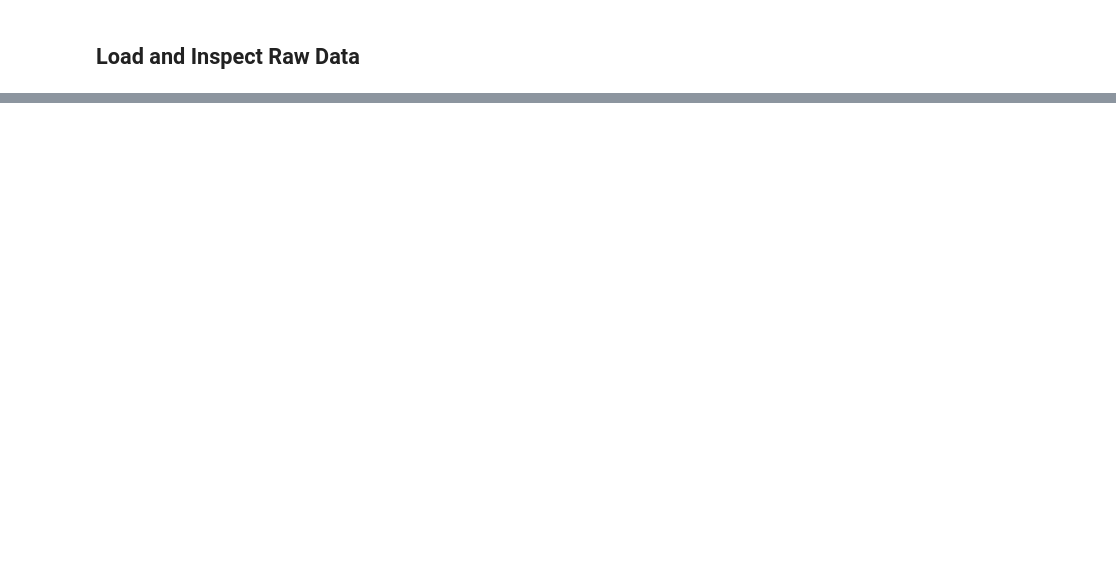
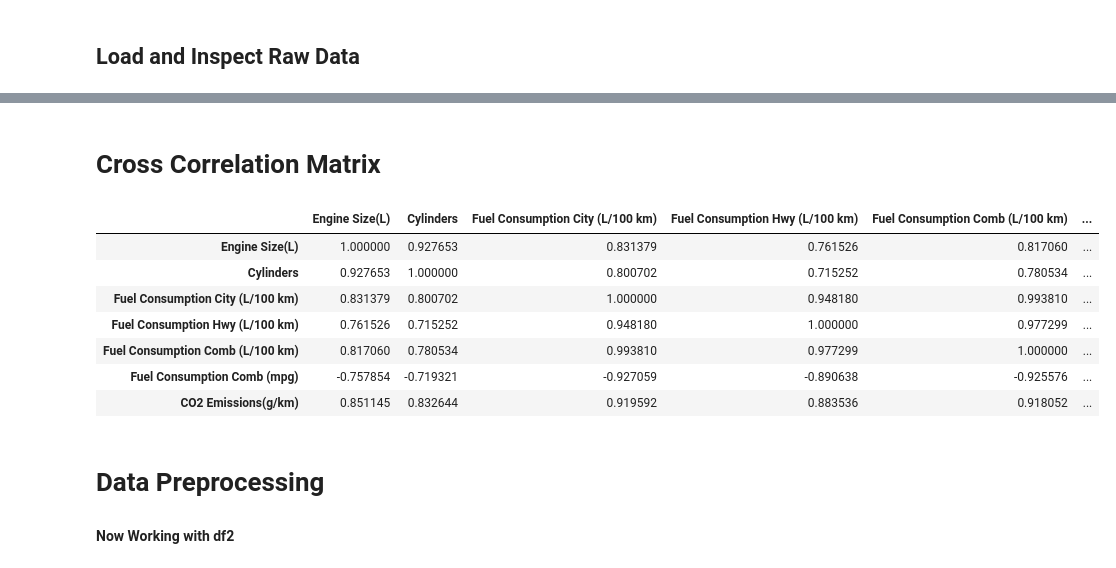
Before and after one commit to Daponte29/Interested_Datasets_MachineLearning, a Jupyter notebook: Project.ipynb, the cells around one changed output, grey strips where cells are left out. Saved outputs shown, nothing was run; the diff lists cells and outputs as text; code cells hidden in the pictures; blank space fills up the shorter version.

Commit message:
preprocessing

```diff
--- a/Project.ipynb
+++ b/Project.ipynb
@@ -43,0 +97,14 @@ df.head()
+# %% [markdown]
+# Cross Correlation Matrix
+# %%
+# Calculate the correlation matrix for numeric columns
+df.corr(numeric_only=True)
+# %% [output]
+|  | Engine Size(L) | Cylinders | Fuel Consumption City (L/100 km) | Fuel Consumption Hwy (L/100 km) | Fuel Consumption Comb (L/100 km) | ... |
+| Engine Size(L) | 1.000000 | 0.927653 | 0.831379 | 0.761526 | 0.817060 | ... |
+| Cylinders | 0.927653 | 1.000000 | 0.800702 | 0.715252 | 0.780534 | ... |
+| Fuel Consumption City (L/100 km) | 0.831379 | 0.800702 | 1.000000 | 0.948180 | 0.993810 | ... |
+| Fuel Consumption Hwy (L/100 km) | 0.761526 | 0.715252 | 0.948180 | 1.000000 | 0.977299 | ... |
+| Fuel Consumption Comb (L/100 km) | 0.817060 | 0.780534 | 0.993810 | 0.977299 | 1.000000 | ... |
+| Fuel Consumption Comb (mpg) | -0.757854 | -0.719321 | -0.927059 | -0.890638 | -0.925576 | ... |
+| CO2 Emissions(g/km) | 0.851145 | 0.832644 | 0.919592 | 0.883536 | 0.918052 | ... |
@@ -43,0 +116,3 @@ df.head()
+# %% [markdown]
+# Data Preprocessing
+#### Now Working with df2
```
Also changed, not shown: parts of 23 cells of this notebook, 1 other file.
